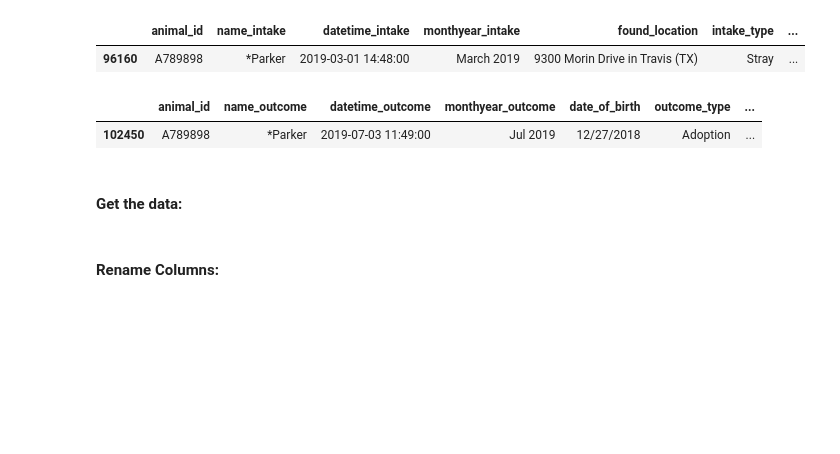
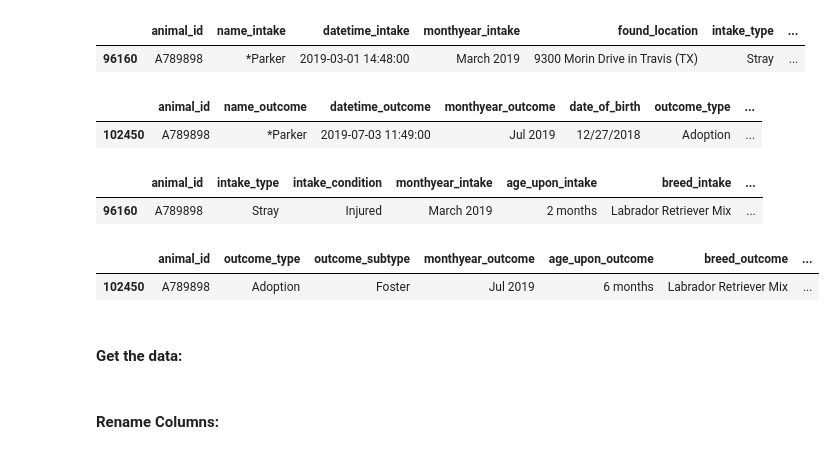
Before and after one commit to bensmith07/aac-classification-project, a Jupyter notebook: prepare_notebook.ipynb, the cells around one changed output. Drawn from its saved outputs; the diff is of its cells as text; code cells hidden in the pictures; blank space fills up the shorter version.

```diff
--- a/prepare_notebook.ipynb
+++ b/prepare_notebook.ipynb
@@ -6,16 +6,29 @@ pd.set_option('display.precision', 3)
 pd.option_context('display.max_rows', 100)
 import warnings
 warnings.filterwarnings('ignore')
-# %%
-intakes[intakes.animal_id == 'A789898']
-# %% [output]
-|  | animal_id | name_intake | datetime_intake | monthyear_intake | found_location | intake_type | ... |
-| 96160 | A789898 | *Parker | 2019-03-01 14:48:00 | March 2019 | 9300 Morin Drive in Travis (TX) | Stray | ... |
-# %%
-outcomes[outcomes.animal_id == 'A789898']
-# %% [output]
-|  | animal_id | name_outcome | datetime_outcome | monthyear_outcome | date_of_birth | outcome_type | ... |
-| 102450 | A789898 | *Parker | 2019-07-03 11:49:00 | Jul 2019 | 12/27/2018 | Adoption | ... |
+# %%
+intakes[intakes.animal_id == 'A789898']
+# %% [output]
+|  | animal_id | name_intake | datetime_intake | monthyear_intake | found_location | intake_type | ... |
+| 96160 | A789898 | *Parker | 2019-03-01 14:48:00 | March 2019 | 9300 Morin Drive in Travis (TX) | Stray | ... |
+# %%
+outcomes[outcomes.animal_id == 'A789898']
+# %% [output]
+|  | animal_id | name_outcome | datetime_outcome | monthyear_outcome | date_of_birth | outcome_type | ... |
+| 102450 | A789898 | *Parker | 2019-07-03 11:49:00 | Jul 2019 | 12/27/2018 | Adoption | ... |
+# %%
+a_good_boy_named_sue_intake = intakes[intakes.animal_id == 'A789898'][['animal_id', 'intake_type', 'intake_condition', 'monthyear_intake', 'age_upon_intake', 'breed_intake', 'found_location']]
+a_good_boy_named_sue_outcome = outcomes[outcomes.animal_id == 'A789898'][['animal_id', 'outcome_type', 'outcome_subtype', 'monthyear_outcome', 'age_upon_outcome', 'breed_outcome', 'color_outcome']]
+# %%
+a_good_boy_named_sue_intake
+# %% [output]
+|  | animal_id | intake_type | intake_condition | monthyear_intake | age_upon_intake | breed_intake | ... |
+| 96160 | A789898 | Stray | Injured | March 2019 | 2 months | Labrador Retriever Mix | ... |
+# %%
+a_good_boy_named_sue_outcome
+# %% [output]
+|  | animal_id | outcome_type | outcome_subtype | monthyear_outcome | age_upon_outcome | breed_outcome | ... |
+| 102450 | A789898 | Adoption | Foster | Jul 2019 | 6 months | Labrador Retriever Mix | ... |
 # %% [markdown]
 #### Get the data:
 # %%
```
Also changed, not shown: parts of 4 cells of this notebook, 3 other files.
